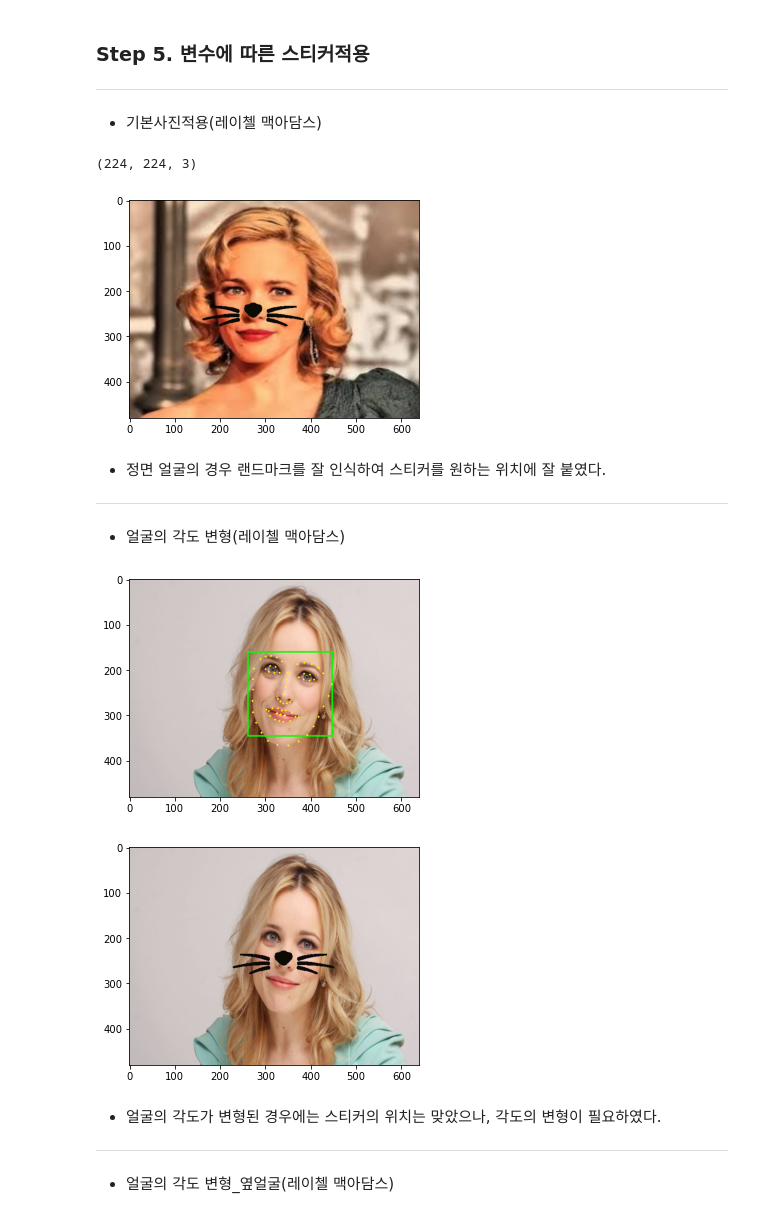
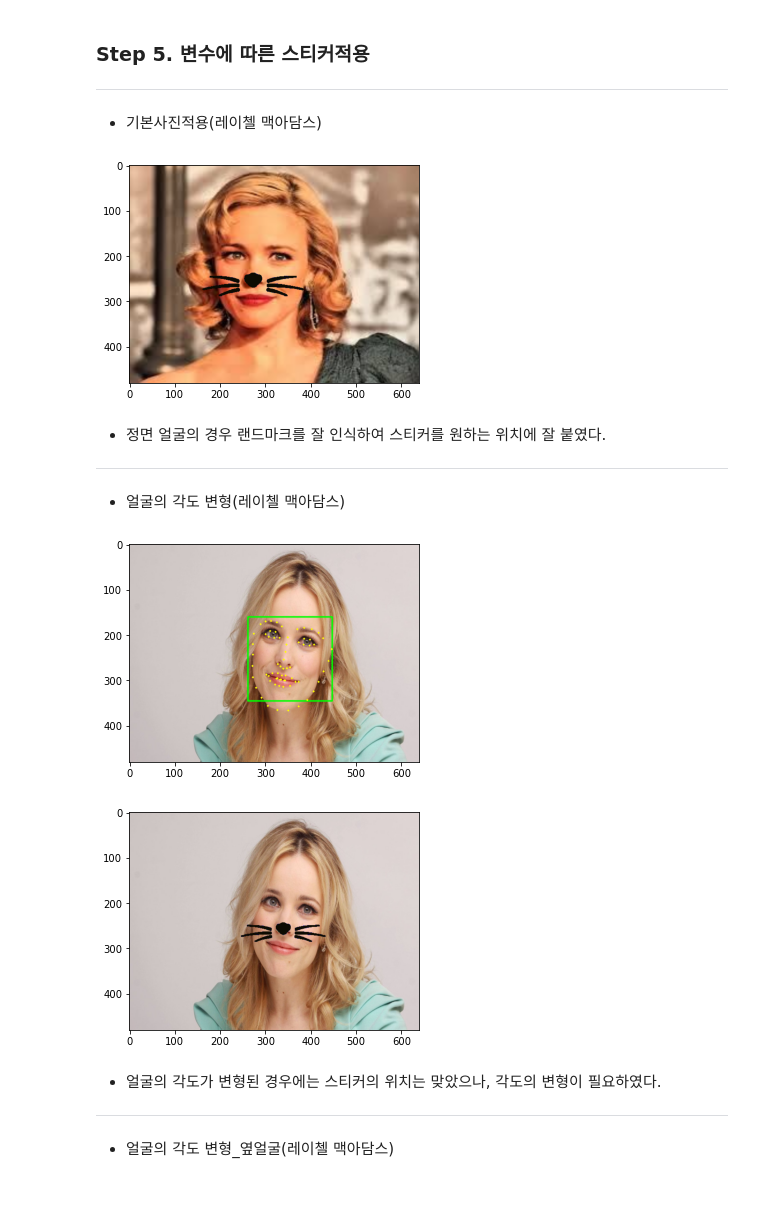
Before and after one commit to Ethan0625/I_need_more_time, a Jupyter notebook: Project/Camera_sticker/Camera_sticker.ipynb, the cells around one changed output. Saved outputs shown, nothing was run; the diff lists cells and outputs as text; code cells hidden in the pictures.

Commit message:
Camera sticker

```diff
--- a/Project/Camera_sticker/Camera_sticker.ipynb
+++ b/Project/Camera_sticker/Camera_sticker.ipynb
@@ -108,11 +108,11 @@ plt.show()
 ### Step 3. 스티커 적용 위치 확인하기
 # %%
 for dlib_rect, landmark in zip(dlib_rects, list_landmarks):
-    print (landmark[1])
+    print (landmark[30])
     # nose center index : 30
     # 스티커의 시작위치는 스티커 박스의 왼쪽 상부 모서리이다.
-    x = landmark[30][0]
-    y = landmark[30][1]
+    x = (landmark[33][0]+landmark[30][0])//2
+    y = (landmark[33][1]+landmark[30][1])//2
     w = dlib_rect.width() # 스티커의 넓이
     h = dlib_rect.width() # 스티커의 높이
     print ('(x,y) : (%d,%d)'%(x,y))
@@ -219,37 +255,36 @@ for landmark in list_landmarks:
 
 img_show_rgb = cv2.cvtColor(img_show, cv2.COLOR_BGR2RGB)
 # plt.imshow(img_show_rgb)
 # plt.show()
 
 
 # 스티커 적용 위치 확인하기
 for dlib_rect, landmark in zip(dlib_rects, list_landmarks):
     # nose center index : 30
     # 스티커의 시작위치는 스티커 박스의 왼쪽 상부 모서리이다.
-    x = landmark[30][0]
-    y = landmark[30][1]
+    x = (landmark[33][0]+landmark[30][0])//2
+    y = (landmark[33][0]+landmark[30][1])//2
     w = dlib_rect.width()
     h = dlib_rect.width()
 
 # 스티커 가져오기
 sticker_path = os.getenv('HOME')+'/aiffel/camera_sticker/images/cat3.png'
 img_sticker = cv2.imread(sticker_path)
 img_sticker = cv2.resize(img_sticker, (w,h))
 
 x = x - img_sticker.shape[1]//2     # left
 y = y - img_sticker.shape[0]//2     # top
 # 코 중심에서부터 시작했기 때문에 스티커 박스의 중심이 코 중심이 되도록 움직여준다.
 
 #스티커 적용하기
 sticker_area = img_bgr[y:y+img_sticker.shape[0], x:x+img_sticker.shape[1]]
 # np.where(조건, 참일경우, 아닐경우)
 img_bgr[y:y+img_sticker.shape[0], x:x+img_sticker.shape[1]] = \
     np.where(img_sticker==0,sticker_area,img_sticker).astype(np.uint8)
 plt.imshow(cv2.cvtColor(img_bgr, cv2.COLOR_BGR2RGB))
 plt.show()
 # %% [output]
-(224, 224, 3)
-[figure, old version]
+[figure, new version]
 # %% [markdown]
 - 정면 얼굴의 경우 랜드마크를 잘 인식하여 스티커를 원하는 위치에 잘 붙였다.
 ***
@@ -320,13 +355,18 @@ img_sticker = cv2.resize(img_sticker, (w,h))
 for dlib_rect, landmark in zip(dlib_rects, list_landmarks):
     # nose center index : 30
     # 스티커의 시작위치는 스티커 박스의 왼쪽 상부 모서리이다.
-    x = landmark[30][0]
-    y = landmark[30][1]
-    w = img_sticker.shape[1]
-    h = img_sticker.shape[0]
+    x = (landmark[33][0]+landmark[30][0])//2
+    y = (landmark[33][1]+landmark[30][1])//2
+    w = dlib_rect.width()
+    h = dlib_rect.width()
 
-x = x - w//2     # left
-y = y - h//2     # top
+# 스티커 가져오기
+sticker_path = os.getenv('HOME')+'/aiffel/camera_sticker/images/cat3.png'
+img_sticker = cv2.imread(sticker_path)
+img_sticker = cv2.resize(img_sticker, (w,h))
+
+x = x - img_sticker.shape[1]//2     # left
+y = y - img_sticker.shape[0]//2     # top
 # 코 중심에서부터 시작했기 때문에 스티커 박스의 중심이 코 중심이 되도록 움직여준다.
 
 #스티커 적용하기
@@ -338,7 +378,7 @@ plt.imshow(cv2.cvtColor(img_bgr, cv2.COLOR_BGR2RGB))
 plt.show()
 # %% [output]
 [figure]
-[figure, old version]
+[figure, new version]
 # %% [markdown]
 - 얼굴의 각도가 변형된 경우에는 스티커의 위치는 맞았으나, 각도의 변형이 필요하였다.
 ***
```
Also changed, not shown: parts of 15 cells of this notebook, 1 other file.
